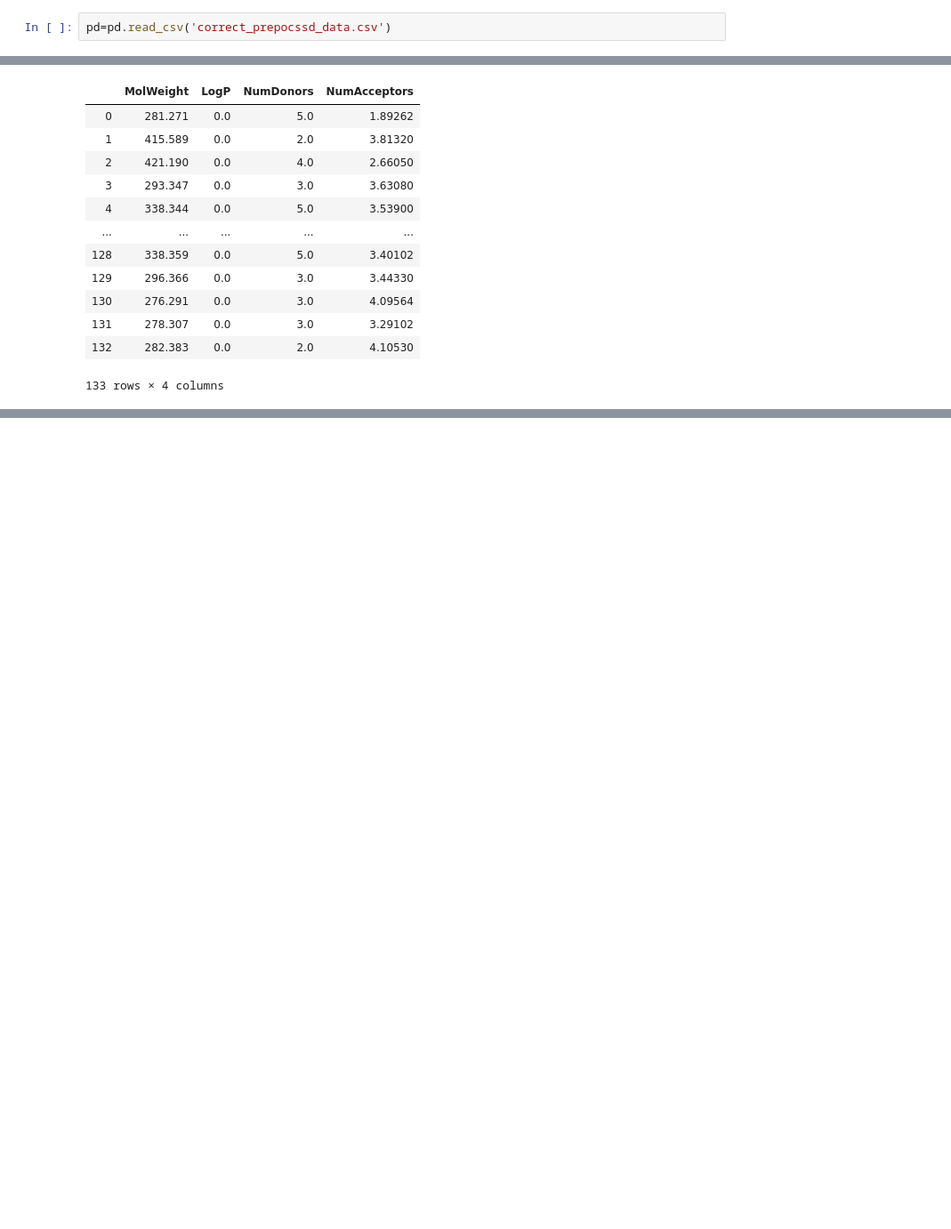
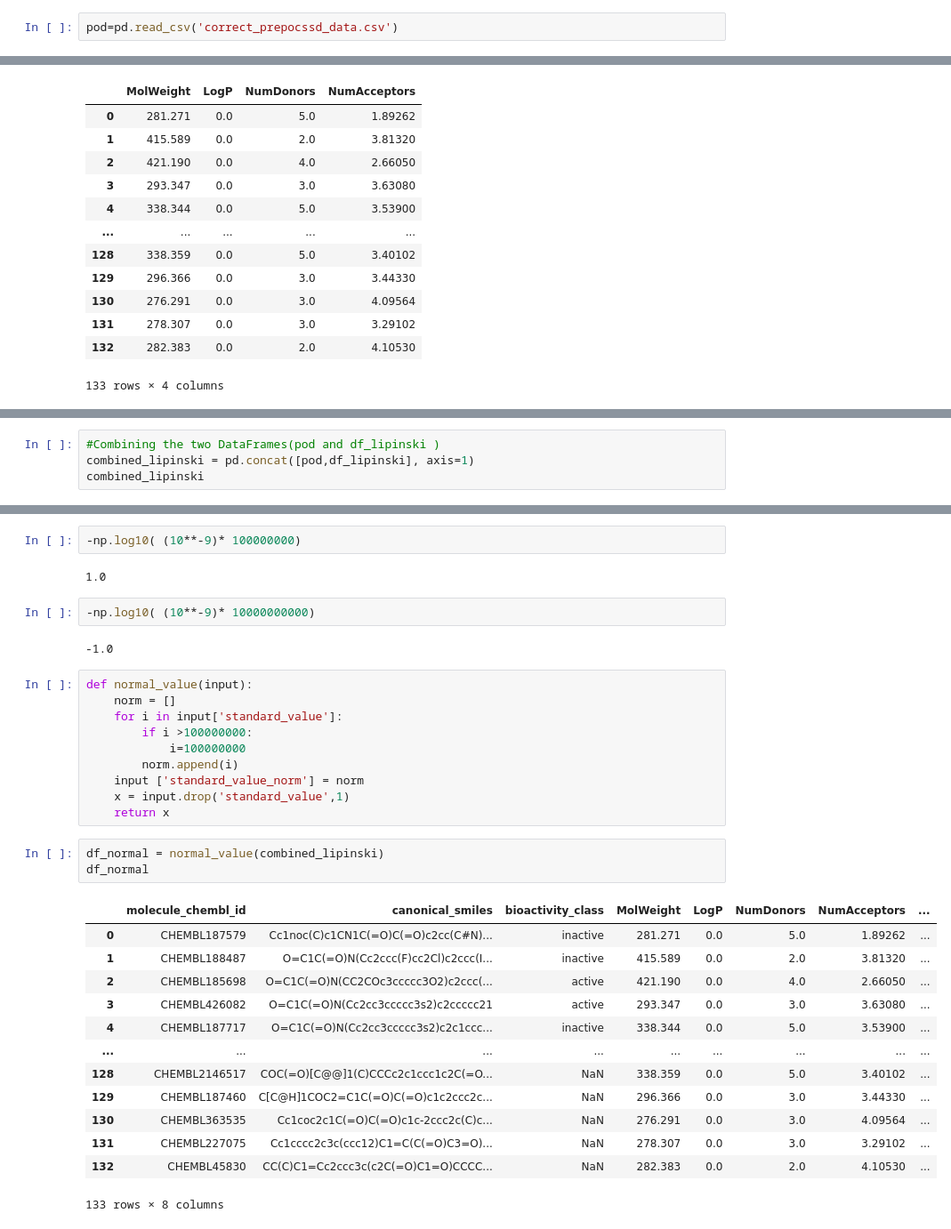
Before and after one commit to virginiah894/Bioinformatics_Practice_Drug., a Jupyter notebook: Drugdisc.ipynb, the cells around one changed output, grey strips where cells are left out. Shown at 89% size. Cells and saved outputs as stored; diff of their text form; blank space fills up the shorter version.

```diff
--- a/Drugdisc.ipynb
+++ b/Drugdisc.ipynb
@@ -199,3 +246,3 @@ xx.to_csv('correct_prepocssd_data.csv',index=False)
 # %%
-pd=pd.read_csv('correct_prepocssd_data.csv')
+pod=pd.read_csv('correct_prepocssd_data.csv')
 # %%
@@ -272,0 +370,4 @@ df_lipinski
+# %%
+#Combining the two DataFrames(pod and df_lipinski )
+combined_lipinski = pd.concat([pod,df_lipinski], axis=1)
+combined_lipinski
@@ -272,0 +412,35 @@ df_lipinski
+# %%
+-np.log10( (10**-9)* 100000000)
+# %% [output]
+1.0
+# %%
+-np.log10( (10**-9)* 10000000000)
+# %% [output]
+-1.0
+# %%
+def normal_value(input):
+    norm = []
+    for i in input['standard_value']:
+        if i >100000000:
+            i=100000000
+        norm.append(i)
+    input ['standard_value_norm'] = norm
+    x = input.drop('standard_value',1)
+    return x
+# %%
+df_normal = normal_value(combined_lipinski)
+df_normal
+# %% [output]
+|  | molecule_chembl_id | canonical_smiles | bioactivity_class | MolWeight | LogP | NumDonors | NumAcceptors | ... |
+| 0 | CHEMBL187579 | Cc1noc(C)c1CN1C(=O)C(=O)c2cc(C#N)... | inactive | 281.271 | 0.0 | 5.0 | 1.89262 | ... |
+| 1 | CHEMBL188487 | O=C1C(=O)N(Cc2ccc(F)cc2Cl)c2ccc(I... | inactive | 415.589 | 0.0 | 2.0 | 3.81320 | ... |
+| 2 | CHEMBL185698 | O=C1C(=O)N(CC2COc3ccccc3O2)c2ccc(... | active | 421.190 | 0.0 | 4.0 | 2.66050 | ... |
+| 3 | CHEMBL426082 | O=C1C(=O)N(Cc2cc3ccccc3s2)c2ccccc21 | active | 293.347 | 0.0 | 3.0 | 3.63080 | ... |
+| 4 | CHEMBL187717 | O=C1C(=O)N(Cc2cc3ccccc3s2)c2c1ccc... | inactive | 338.344 | 0.0 | 5.0 | 3.53900 | ... |
+| ... | ... | ... | ... | ... | ... | ... | ... | ... |
+| 128 | CHEMBL2146517 | COC(=O)[C@@]1(C)CCCc2c1ccc1c2C(=O... | NaN | 338.359 | 0.0 | 5.0 | 3.40102 | ... |
+| 129 | CHEMBL187460 | C[C@H]1COC2=C1C(=O)C(=O)c1c2ccc2c... | NaN | 296.366 | 0.0 | 3.0 | 3.44330 | ... |
+| 130 | CHEMBL363535 | Cc1coc2c1C(=O)C(=O)c1c-2ccc2c(C)c... | NaN | 276.291 | 0.0 | 3.0 | 4.09564 | ... |
+| 131 | CHEMBL227075 | Cc1cccc2c3c(ccc12)C1=C(C(=O)C3=O)... | NaN | 278.307 | 0.0 | 3.0 | 3.29102 | ... |
+| 132 | CHEMBL45830 | CC(C)C1=Cc2ccc3c(c2C(=O)C1=O)CCCC... | NaN | 282.383 | 0.0 | 2.0 | 4.10530 | ... |
+133 rows × 8 columns
```
Also changed, not shown: parts of 26 cells of this notebook.
